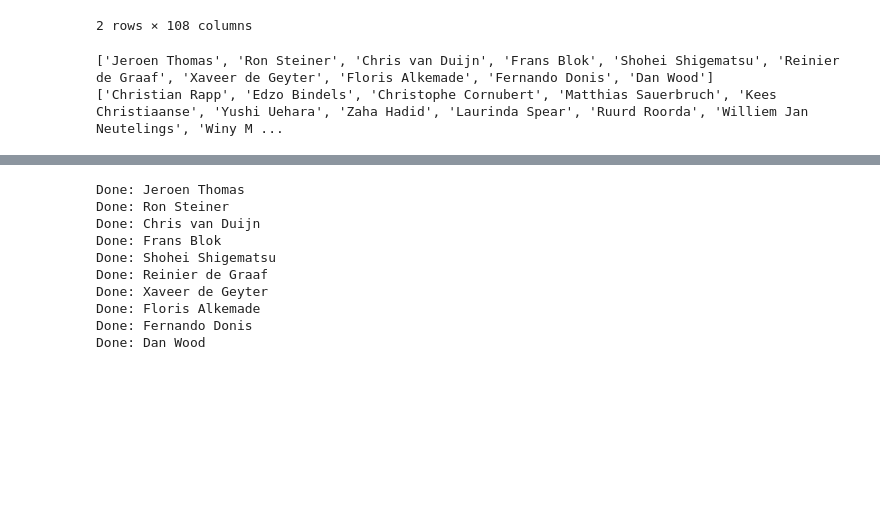
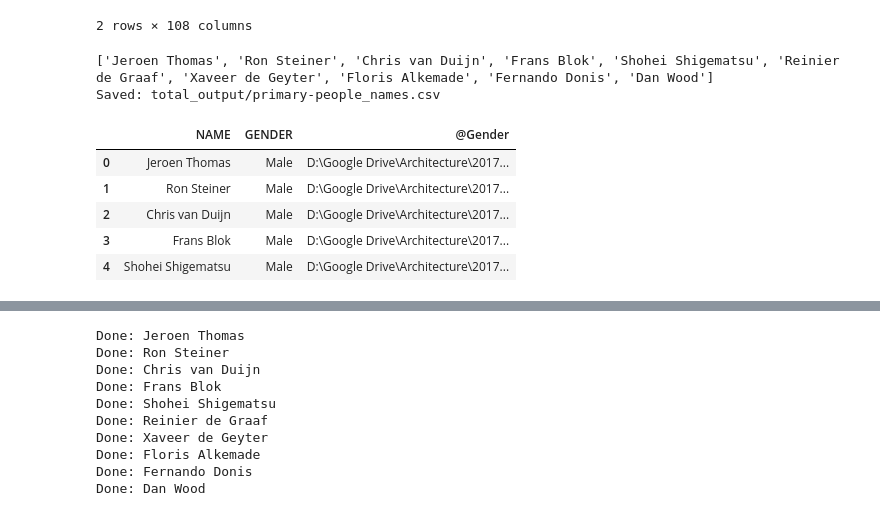
Before and after one commit to alexlewis20/oma_map, a Jupyter notebook: OMA_map_people_projects_manipulations.ipynb, the cells around one changed output, grey strips where cells are left out. Saved outputs shown, nothing was run; the diff lists cells and outputs as text; code cells hidden in the pictures; blank space fills up the shorter version.

Commit message:
Add gender backgrounds for both sets of people and run

```diff
--- a/OMA_map_people_projects_manipulations.ipynb
+++ b/OMA_map_people_projects_manipulations.ipynb
@@ -157,39 +158,36 @@ def name_frame(name):
     p = find_names(name)
     q = df[p]
     return q
-# %%
-# Load primary name list
-a = ""
-b = ""
-c = ""
-
-a = 'project-people.txt'
-b = open(a)
-c = b.readlines()
-
-primary_list = []
-
-for i in c:
-    y = i.strip()
-    primary_list.append(y)
-
-# Load secondary name list
-a = ""
-b = ""
-c = ""
-
-a = 'generations-people.txt'
-b = open(a)
-c = b.readlines()
-
-secondary_list = []
-
-for i in c:
-    y = i.strip()
-    secondary_list.append(y)
-
-print primary_list
-print secondary_list
-# %% [output]
-['Jeroen Thomas', 'Ron Steiner', 'Chris van Duijn', 'Frans Blok', 'Shohei Shigematsu', 'Reinier de Graaf', 'Xaveer de Geyter', 'Floris Alkemade', 'Fernando Donis', 'Dan Wood']
-['Christian Rapp', 'Edzo Bindels', 'Christophe Cornubert', 'Matthias Sauerbruch', 'Kees Christiaanse', 'Yushi Uehara', 'Zaha Hadid', 'Laurinda Spear', 'Ruurd Roorda', 'Williem Jan Neutelings', 'Winy M ...
+# %%
+#Set up for paths to Gender backgrounds
+gender_img_path = "D:\\Google Drive\\Architecture\\2017\\11222 Critique\\11222 OMA Map\\Project Data\\Gender Backgrounds\\"
+
+def create_gender_path(o):
+    n = gender_img_path + str(o['GENDER']) + ".png"
+    return n
+# %%
+# Load primary name list
+a = ""
+
+a = 'project-people.csv'
+primary_df = pd.read_csv(a)
+
+primary_list = primary_df["NAME"].tolist()
+print primary_list
+
+primary_df["@Gender"] = primary_df.apply(create_gender_path, axis=1)
+
+save_primary_path = "total_output/primary-people_names.csv"
+primary_df.to_csv(save_primary_path, index=False, encoding='utf-8')
+print "Saved: " + save_primary_path
+
+primary_df.head()
+# %% [output]
+['Jeroen Thomas', 'Ron Steiner', 'Chris van Duijn', 'Frans Blok', 'Shohei Shigematsu', 'Reinier de Graaf', 'Xaveer de Geyter', 'Floris Alkemade', 'Fernando Donis', 'Dan Wood']
+Saved: total_output/primary-people_names.csv
+|  | NAME | GENDER | @Gender |
+| 0 | Jeroen Thomas | Male | D:\Google Drive\Architecture\2017... |
+| 1 | Ron Steiner | Male | D:\Google Drive\Architecture\2017... |
+| 2 | Chris van Duijn | Male | D:\Google Drive\Architecture\2017... |
+| 3 | Frans Blok | Male | D:\Google Drive\Architecture\2017... |
+| 4 | Shohei Shigematsu | Male | D:\Google Drive\Architecture\2017... |
```
Also changed, not shown: parts of 7 cells of this notebook, 6 other files.
